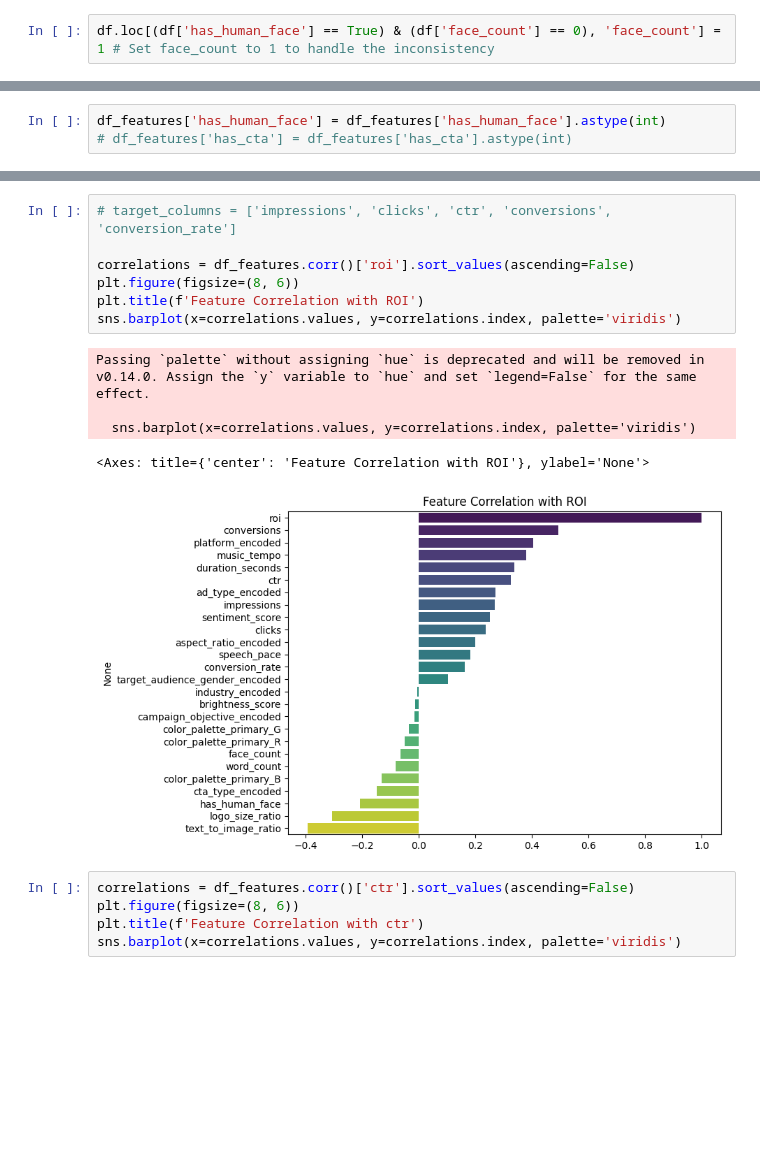
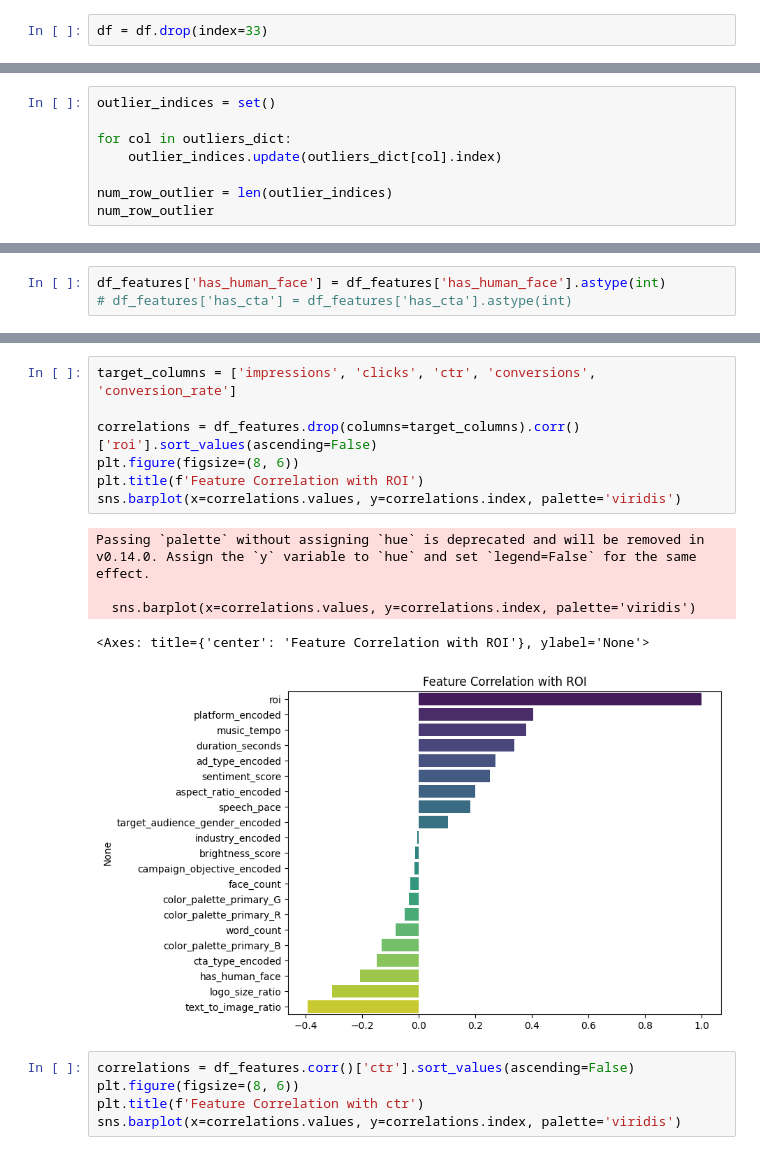
Before and after one commit to jonasgabriel18/millai-take-home-challenge, a Jupyter notebook: notebooks/data-eda.ipynb, the cells around one changed output, grey strips where cells are left out. Drawn from its saved outputs; the diff is of its cells as text; blank space fills up the shorter version.

```diff
--- a/notebooks/data-eda.ipynb
+++ b/notebooks/data-eda.ipynb
@@ -176,7 +175,7 @@ df.loc[(df['has_human_face'] == True) & (df['face_count'] == 0), ['has_human_fac
 |  | has_human_face | face_count |
 | 33 | True | 0 |
 # %%
-df.loc[(df['has_human_face'] == True) & (df['face_count'] == 0), 'face_count'] = 1 # Set face_count to 1 to handle the inconsistency
+df = df.drop(index=33)
 # %%
 df.loc[(df['has_human_face'] == False) & (df['face_count'] != 0), ['has_human_face', 'face_count']] # Check if there are any ads without a human face, but the face_count is not 0
 # %% [output]
@@ -205,3 +204,11 @@ def iqr_outlier_detection(column):
 numeric_columns = df.select_dtypes(include=[np.number]).columns
 outliers_dict = {col: iqr_outlier_detection(col) for col in numeric_columns}
 outlier_counts = {col: len(outliers_dict[col]) for col in outliers_dict if len(outliers_dict[col]) > 0}
+# %%
+outlier_indices = set()
+
+for col in outliers_dict:
+    outlier_indices.update(outliers_dict[col].index)
+
+num_row_outlier = len(outlier_indices)
+num_row_outlier
@@ -493,18 +502,18 @@ Data columns (total 26 columns):
 dtypes: float64(8), int32(11), int64(7)
 memory usage: 8.1 KB
 # %%
-# target_columns = ['impressions', 'clicks', 'ctr', 'conversions', 'conversion_rate']
+target_columns = ['impressions', 'clicks', 'ctr', 'conversions', 'conversion_rate']
 
-correlations = df_features.corr()['roi'].sort_values(ascending=False)
+correlations = df_features.drop(columns=target_columns).corr()['roi'].sort_values(ascending=False)
 plt.figure(figsize=(8, 6))
 plt.title(f'Feature Correlation with ROI')
 sns.barplot(x=correlations.values, y=correlations.index, palette='viridis')
 # %% [output]
 Passing `palette` without assigning `hue` is deprecated and will be removed in v0.14.0. Assign the `y` variable to `hue` and set `legend=False` for the same effect.
 
   sns.barplot(x=correlations.values, y=correlations.index, palette='viridis')
 <Axes: title={'center': 'Feature Correlation with ROI'}, ylabel='None'>
-[figure, old version]
+[figure, new version]
 # %%
 correlations = df_features.corr()['ctr'].sort_values(ascending=False)
 plt.figure(figsize=(8, 6))
```
Also changed, not shown: parts of 8 cells of this notebook, 5 other files.
